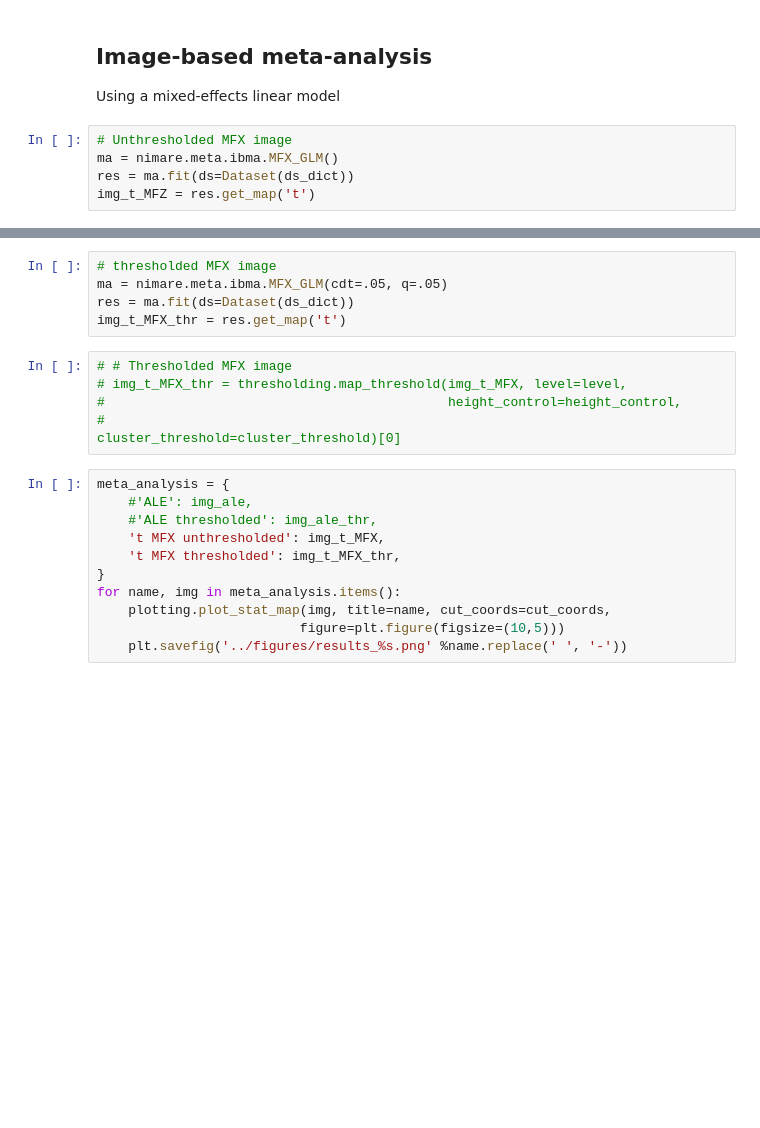
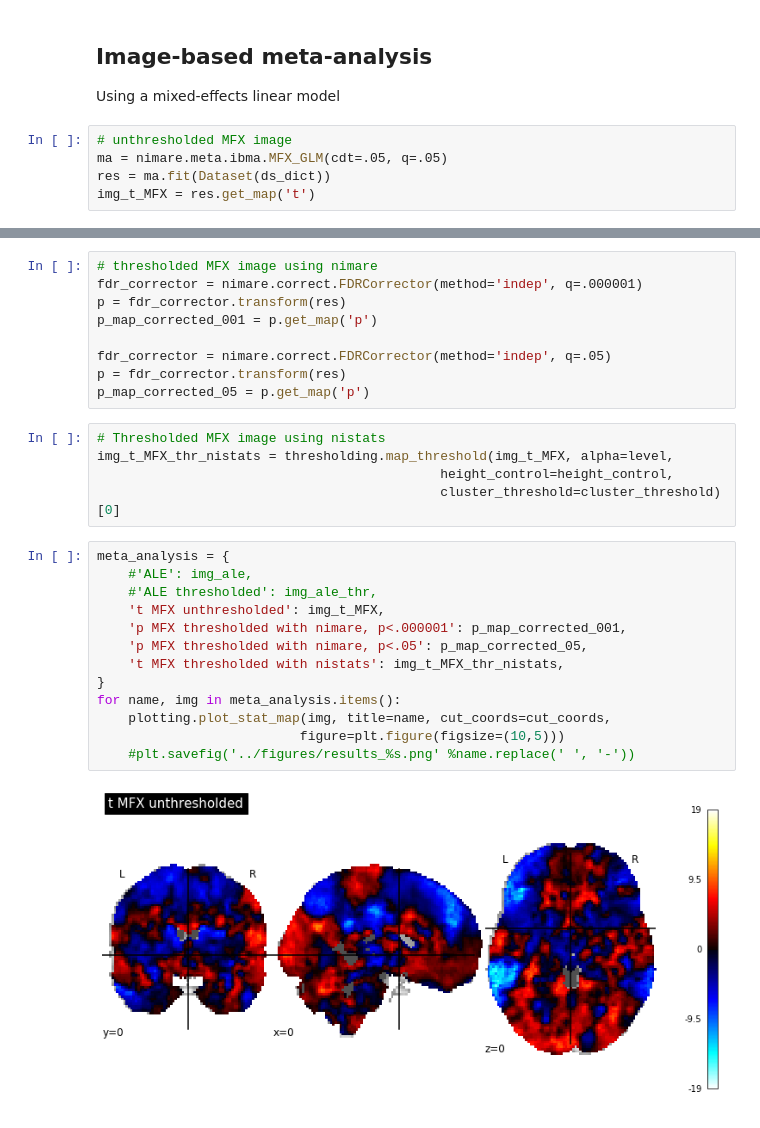
Before and after one commit to koudyk/narps_meta, a Jupyter notebook: analyses/1_Meta-analysis.ipynb, the cells around one changed output, grey strips where cells are left out. Cells and saved outputs as stored; diff of their text form; blank space fills up the shorter version.

```diff
--- a/analyses/1_Meta-analysis.ipynb
+++ b/analyses/1_Meta-analysis.ipynb
@@ -62,8 +93,8 @@ img_ale_thr = thresholding.map_threshold(img_ale, level=level,
 ## Image-based meta-analysis
 Using a mixed-effects linear model
 # %%
-# Unthresholded MFX image
-ma = nimare.meta.ibma.MFX_GLM()
-res = ma.fit(ds=Dataset(ds_dict))
-img_t_MFZ = res.get_map('t')
+# unthresholded MFX image
+ma = nimare.meta.ibma.MFX_GLM(cdt=.05, q=.05)
+res = ma.fit(Dataset(ds_dict))
+img_t_MFX = res.get_map('t')
 # %% [output]
@@ -71,21 +120,29 @@ NameError: name 'nimare' is not defined
-# %%
-# thresholded MFX image
-ma = nimare.meta.ibma.MFX_GLM(cdt=.05, q=.05)
-res = ma.fit(ds=Dataset(ds_dict))
-img_t_MFX_thr = res.get_map('t')
+# %%
+# thresholded MFX image using nimare
+fdr_corrector = nimare.correct.FDRCorrector(method='indep', q=.000001)
+p = fdr_corrector.transform(res)
+p_map_corrected_001 = p.get_map('p')
+
+fdr_corrector = nimare.correct.FDRCorrector(method='indep', q=.05)
+p = fdr_corrector.transform(res)
+p_map_corrected_05 = p.get_map('p')
 # %%
-# # Thresholded MFX image
-# img_t_MFX_thr = thresholding.map_threshold(img_t_MFX, level=level,
-#                                            height_control=height_control,
-#                                            cluster_threshold=cluster_threshold)[0]
+# Thresholded MFX image using nistats
+img_t_MFX_thr_nistats = thresholding.map_threshold(img_t_MFX, alpha=level,
+                                            height_control=height_control,
+                                            cluster_threshold=cluster_threshold)[0]
 # %%
 meta_analysis = {
     #'ALE': img_ale,
     #'ALE thresholded': img_ale_thr,
     't MFX unthresholded': img_t_MFX,
-    't MFX thresholded': img_t_MFX_thr,
+    'p MFX thresholded with nimare, p<.000001': p_map_corrected_001,
+    'p MFX thresholded with nimare, p<.05': p_map_corrected_05,
+    't MFX thresholded with nistats': img_t_MFX_thr_nistats,
 }
 for name, img in meta_analysis.items():
     plotting.plot_stat_map(img, title=name, cut_coords=cut_coords,
                           figure=plt.figure(figsize=(10,5)))
-    plt.savefig('../figures/results_%s.png' %name.replace(' ', '-'))
+    #plt.savefig('../figures/results_%s.png' %name.replace(' ', '-'))
+# %% [output]
+[figure, added]
```
Also changed, not shown: parts of 12 cells of this notebook, 1 other file.
